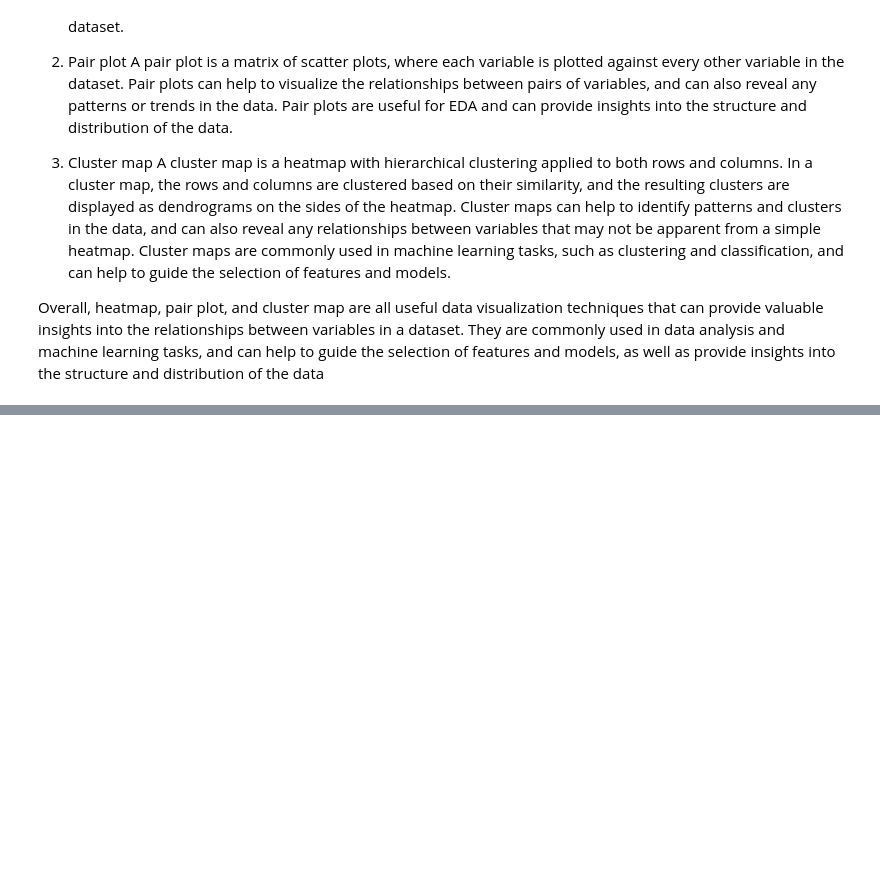
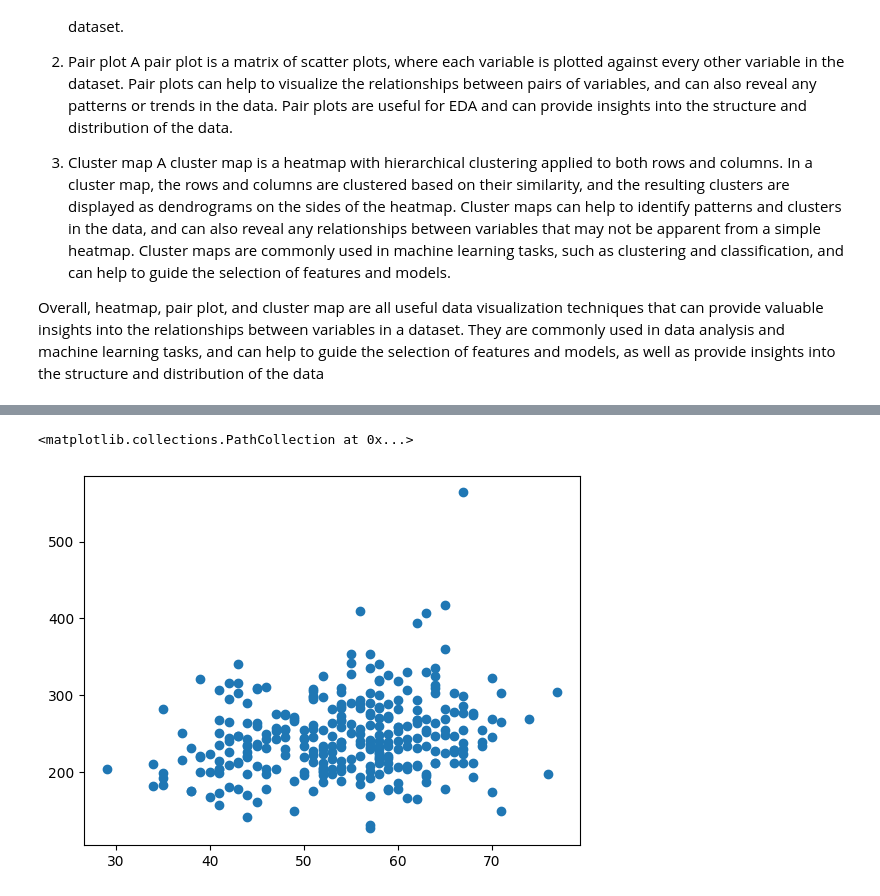
Before and after one commit to Ankith7889/AIML-Project, a Jupyter notebook: heart_disease.ipynb, the cells around one changed output, grey strips where cells are left out. Saved outputs shown, nothing was run; the diff lists cells and outputs as text; code cells hidden in the pictures; blank space fills up the shorter version.

```diff
--- a/heart_disease.ipynb
+++ b/heart_disease.ipynb
@@ -84,0 +148,6 @@ Overall, heatmap, pair plot, and cluster map are all useful data visualization t
+# %%
+import matplotlib.pyplot as plt
+plt.scatter(data[['age']], data[['chol']])
+# %% [output]
+<matplotlib.collections.PathCollection at 0x...>
+[figure, added]
```
Also changed, not shown: parts of 10 cells of this notebook.
